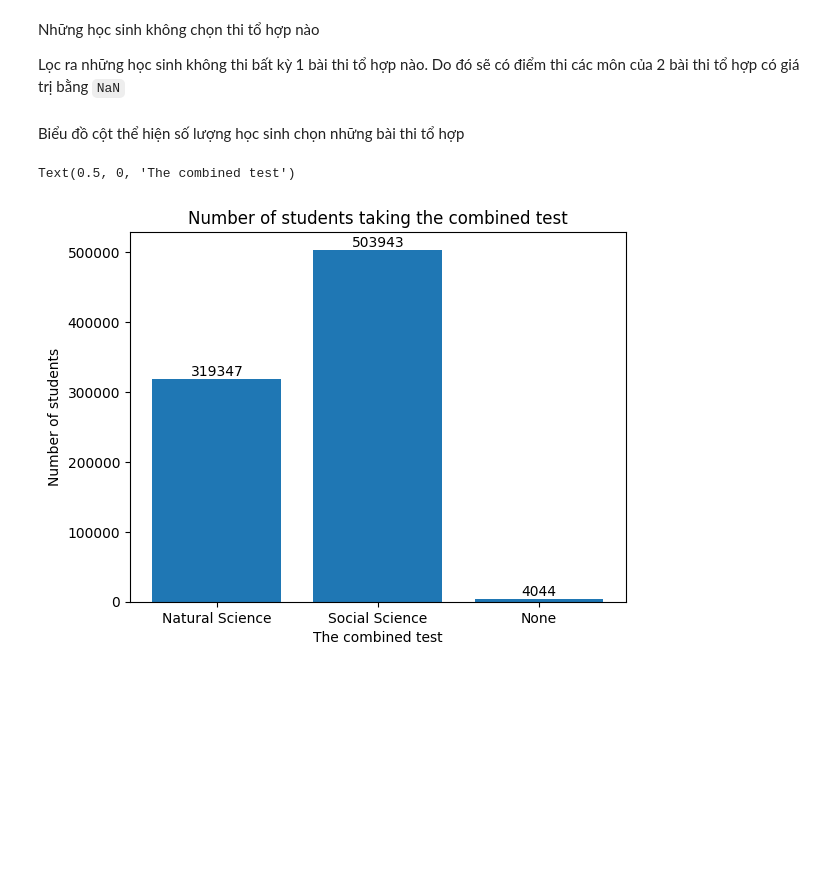
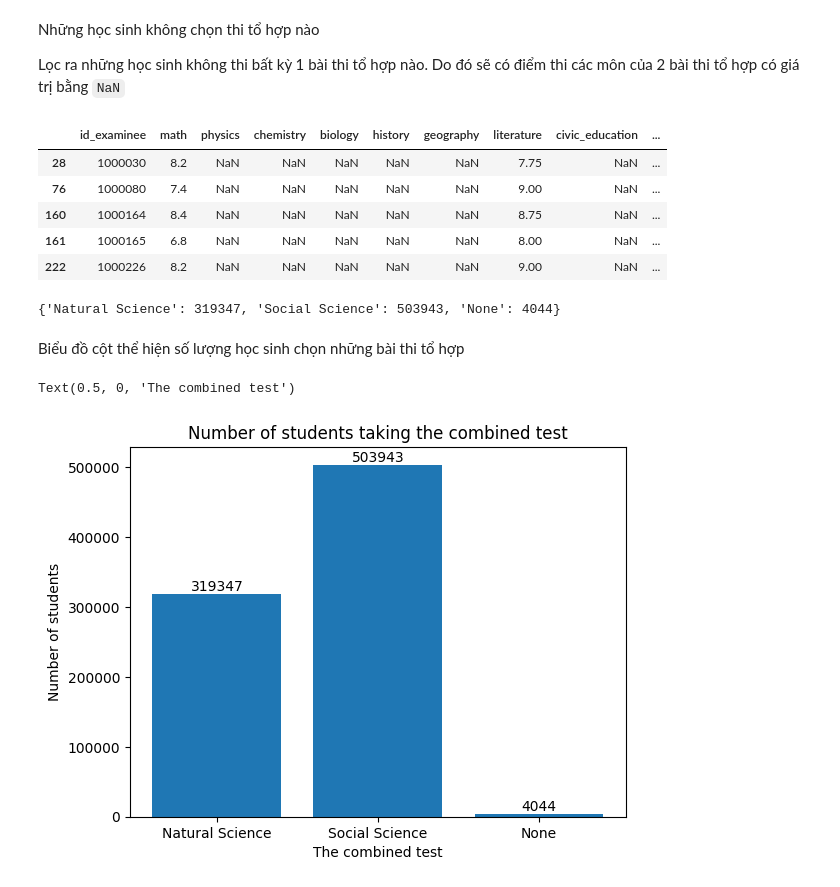
Before and after one commit to Sekiro2002/LTKHDL_Final, a Jupyter notebook: Question2.ipynb, the cells around one changed output. Saved outputs shown, nothing was run; the diff lists cells and outputs as text; code cells hidden in the pictures; blank space fills up the shorter version.

```diff
--- a/Question2.ipynb
+++ b/Question2.ipynb
@@ -60,12 +78,25 @@ Lọc ra những học sinh không thi bất kỳ 1 bài thi tổ hợp na
 # %%
 null = df.loc[(np.isnan(df['physics']))& (np.isnan(df['chemistry'])) & (np.isnan(df['biology'])) & (np.isnan(
     df['history']) == True) & (np.isnan(df['geography']) == True) & (np.isnan(df['civic_education']) == True)]
+# %%
+null.head()
+# %% [output]
+|  | id_examinee | math | physics | chemistry | biology | history | geography | literature | civic_education | ... |
+| 28 | 1000030 | 8.2 | NaN | NaN | NaN | NaN | NaN | 7.75 | NaN | ... |
+| 76 | 1000080 | 7.4 | NaN | NaN | NaN | NaN | NaN | 9.00 | NaN | ... |
+| 160 | 1000164 | 8.4 | NaN | NaN | NaN | NaN | NaN | 8.75 | NaN | ... |
+| 161 | 1000165 | 6.8 | NaN | NaN | NaN | NaN | NaN | 8.00 | NaN | ... |
+| 222 | 1000226 | 8.2 | NaN | NaN | NaN | NaN | NaN | 9.00 | NaN | ... |
 # %%
 dict_nums_of_students ={
     "Natural Science": len(natural_science),
     "Social Science": len(social_science),
     "None": len(null)
 }
+# %%
+dict_nums_of_students
+# %% [output]
+{'Natural Science': 319347, 'Social Science': 503943, 'None': 4044}
 # %% [markdown]
 Biểu đồ cột thể hiện số lượng học sinh chọn những bài thi tổ hợp
 # %%
```
Also changed, not shown: parts of 2 cells of this notebook.
